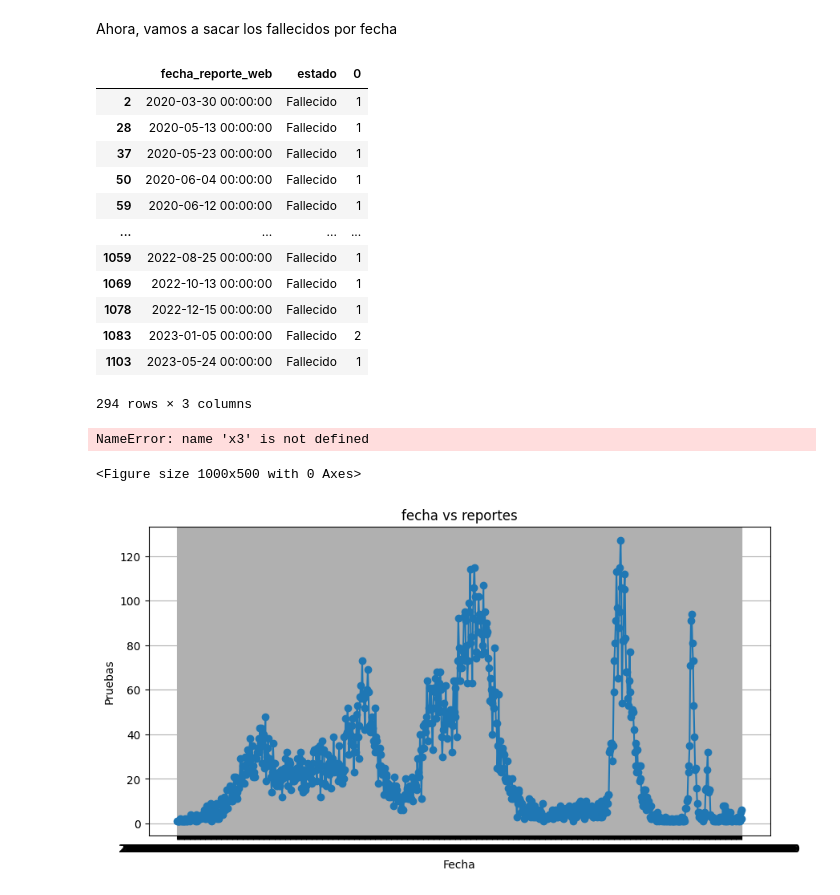
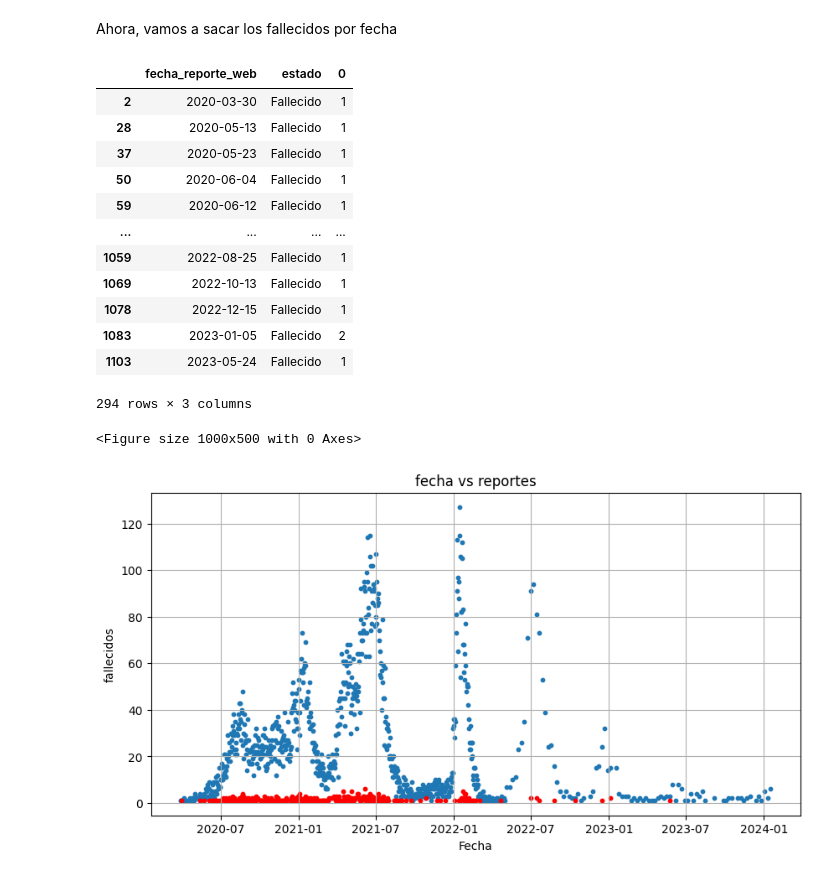
Before and after one commit to jorgebaena01/proyecto-youtube, a Jupyter notebook: probando.ipynb, the cells around one changed output. Saved outputs shown, nothing was run; the diff lists cells and outputs as text; code cells hidden in the pictures.

```diff
--- a/probando.ipynb
+++ b/probando.ipynb
@@ -11,3 +11,13 @@ df.head()
 | 3 | 3 | 2020-06-13 00:00:00 | 47472 | 2020-05-29 00:00:00 | 13001 | CARTAGENA | ... |
 | 4 | 4 | 2020-06-20 00:00:00 | 64066 | 2020-06-16 00:00:00 | 11 | BOGOTA | ... |
 5 rows × 24 columns
+# %%
+df['departamento_nom'].unique()
+# Dado que Santa Marta y Cartagena se consideran distritos especiales, se fusionaran con Magdalena y Bolivar, respectivamente
+cambios= {'BARRANQUILLA':'ATLANTICO','STA MARTA D.E.':'MAGDALENA','CARTAGENA':'BOLIVAR'}
+df['departamento_nom']=df['departamento_nom'].replace(cambios)
+
+df.drop('departamento',axis=1, inplace=True)
+df.drop('ciudad_municipio',axis=1, inplace=True)
+df.drop('ciudad_municipio_nom',axis=1, inplace=True)
+df.head()
@@ -15,7 +33,7 @@ df.head()
 Ahora, voy a responder unas preguntas con los datos quetengo....
 # %%
 df['fecha_reporte_web'].dtype
-#df['fecha_reporte_web']=pd.to_datetime(df['fecha_reporte_web'])
+df['fecha_reporte_web']=pd.to_datetime(df['fecha_reporte_web'])
 print(df['fecha_reporte_web'].dtype)
 df1=df["fecha_reporte_web"].value_counts().sort_index()
 
@@ -133,17 +151,17 @@ df_fallecidos = df3[df3["estado"] == "Fallecido"]
 df_fallecidos
 # %% [output]
 |  | fecha_reporte_web | estado | 0 |
-| 2 | 2020-03-30 00:00:00 | Fallecido | 1 |
-| 28 | 2020-05-13 00:00:00 | Fallecido | 1 |
-| 37 | 2020-05-23 00:00:00 | Fallecido | 1 |
-| 50 | 2020-06-04 00:00:00 | Fallecido | 1 |
-| 59 | 2020-06-12 00:00:00 | Fallecido | 1 |
+| 2 | 2020-03-30 | Fallecido | 1 |
+| 28 | 2020-05-13 | Fallecido | 1 |
+| 37 | 2020-05-23 | Fallecido | 1 |
+| 50 | 2020-06-04 | Fallecido | 1 |
+| 59 | 2020-06-12 | Fallecido | 1 |
 | ... | ... | ... | ... |
-| 1059 | 2022-08-25 00:00:00 | Fallecido | 1 |
-| 1069 | 2022-10-13 00:00:00 | Fallecido | 1 |
-| 1078 | 2022-12-15 00:00:00 | Fallecido | 1 |
-| 1083 | 2023-01-05 00:00:00 | Fallecido | 2 |
-| 1103 | 2023-05-24 00:00:00 | Fallecido | 1 |
+| 1059 | 2022-08-25 | Fallecido | 1 |
+| 1069 | 2022-10-13 | Fallecido | 1 |
+| 1078 | 2022-12-15 | Fallecido | 1 |
+| 1083 | 2023-01-05 | Fallecido | 2 |
+| 1103 | 2023-05-24 | Fallecido | 1 |
 294 rows × 3 columns
 # %%
 x3=df_fallecidos['fecha_reporte_web']
@@ -151,27 +169,26 @@ x2=df_fallecidos[0]
 # %%
 import matplotlib
 import matplotlib.pyplot as plt
 
 
 plt.figure(figsize=(10,5))
 
 
 plt.figure(figsize=(10,5))
-plt.plot(x1, y1, marker='o')
+plt.scatter(x1, y1, marker='o',s=10)
 plt.title('fecha vs reportes')
 plt.xlabel('Fecha')
 plt.ylabel('Pruebas')
 plt.grid(True)
 
 
 
-plt.scatter(x3, x2, color='red',marker='o')
+plt.scatter(x3, x2, color='red',marker='o',s=10)
 plt.title('fecha vs reportes')
 plt.xlabel('Fecha')
 plt.ylabel('fallecidos')
 plt.grid(True)
 plt.show()
 # %% [output]
-NameError: name 'x3' is not defined
+<Figure size 1000x500 with 0 Axes>
-<Figure size 1000x500 with 0 Axes>
-[figure, old version]
+[figure, new version]
```
Also changed, not shown: parts of 6 cells of this notebook.
